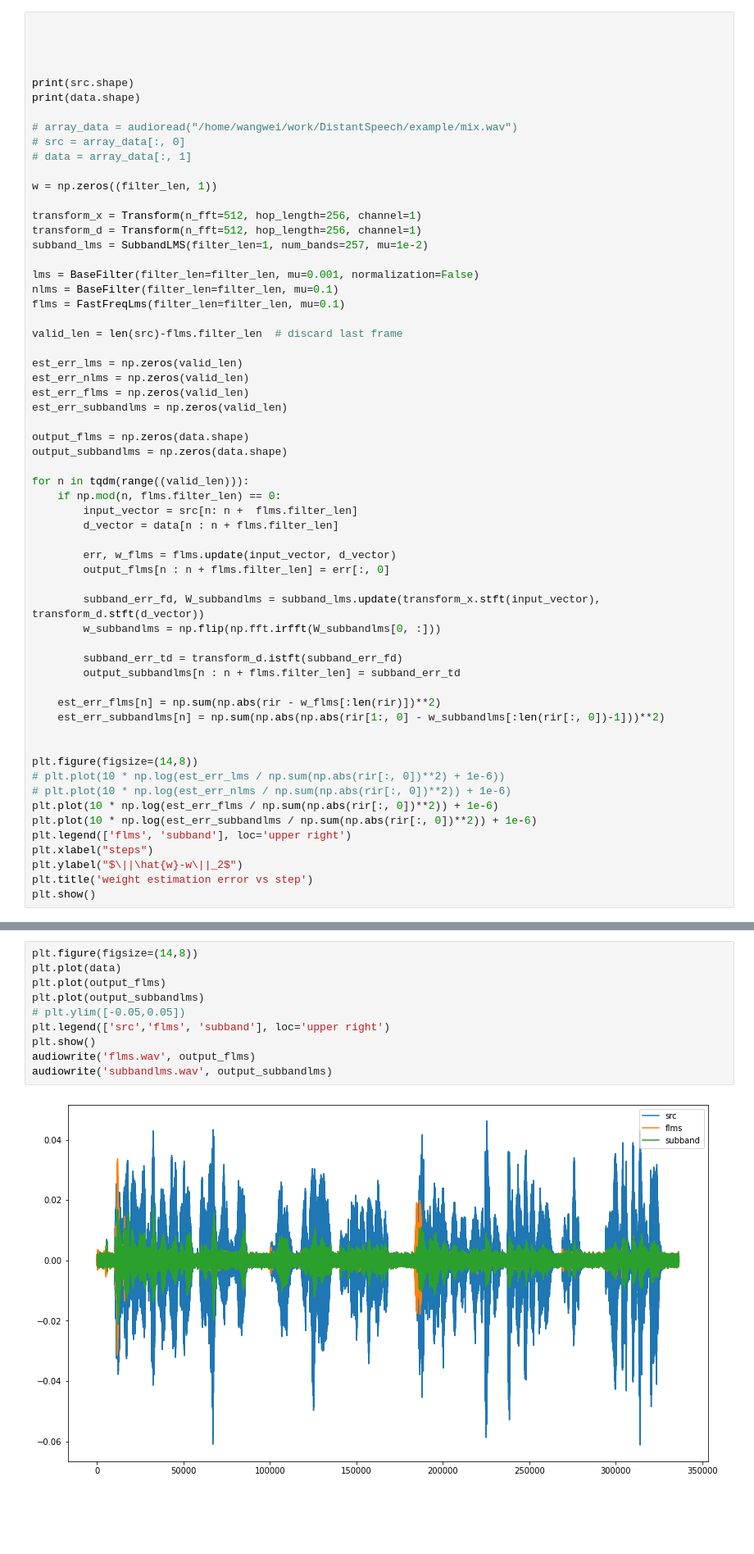
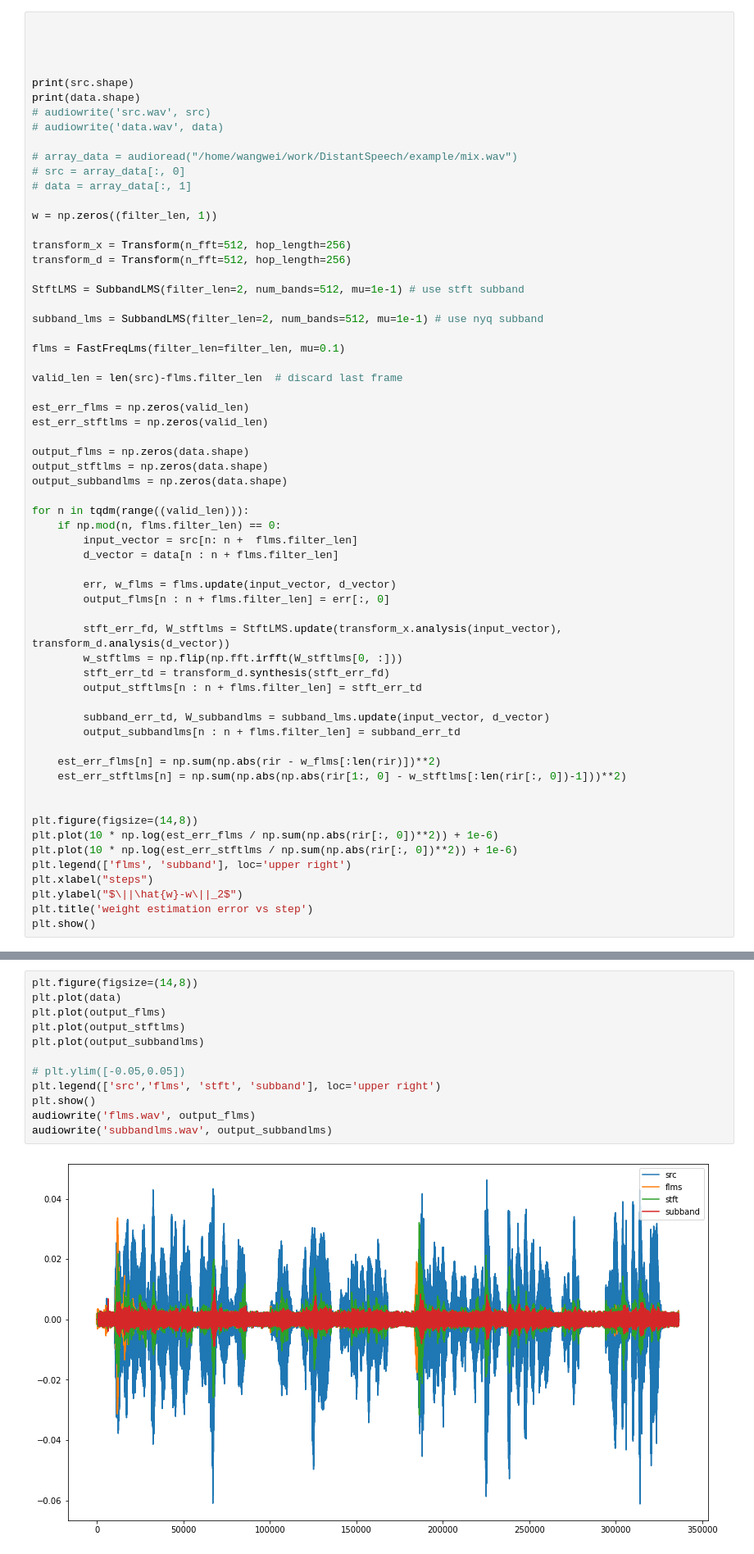
Before and after one commit to wangwei2009/DistantSpeech, a Jupyter notebook: example/SubbandLMS.ipynb, the cells around one changed output, grey strips where cells are left out. Shown at 82% size. Saved outputs shown, nothing was run; the diff lists cells and outputs as text; blank space fills up the shorter version.

Commit message:
update subbandlms demo

```diff
--- a/example/SubbandLMS.ipynb
+++ b/example/SubbandLMS.ipynb
@@ -44,6 +45,8 @@ pt(data)
 
 print(src.shape)
 print(data.shape)
+# audiowrite('src.wav', src)
+# audiowrite('data.wav', data)
 
 # array_data = audioread("/home/wangwei/work/DistantSpeech/example/mix.wav")
 # src = array_data[:, 0]
@@ -51,22 +54,22 @@ print(data.shape)
 
 w = np.zeros((filter_len, 1))
 
-transform_x = Transform(n_fft=512, hop_length=256, channel=1)
-transform_d = Transform(n_fft=512, hop_length=256, channel=1)
-subband_lms = SubbandLMS(filter_len=1, num_bands=257, mu=1e-2)
+transform_x = Transform(n_fft=512, hop_length=256)
+transform_d = Transform(n_fft=512, hop_length=256)
 
-lms = BaseFilter(filter_len=filter_len, mu=0.001, normalization=False)
-nlms = BaseFilter(filter_len=filter_len, mu=0.1)
+StftLMS = SubbandLMS(filter_len=2, num_bands=512, mu=1e-1) # use stft subband
+
+subband_lms = SubbandLMS(filter_len=2, num_bands=512, mu=1e-1) # use nyq subband
+
 flms = FastFreqLms(filter_len=filter_len, mu=0.1)
 
 valid_len = len(src)-flms.filter_len  # discard last frame
 
-est_err_lms = np.zeros(valid_len)
-est_err_nlms = np.zeros(valid_len)
 est_err_flms = np.zeros(valid_len)
-est_err_subbandlms = np.zeros(valid_len)
+est_err_stftlms = np.zeros(valid_len)
 
 output_flms = np.zeros(data.shape)
+output_stftlms = np.zeros(data.shape)
 output_subbandlms = np.zeros(data.shape)
 
 for n in tqdm(range((valid_len))):
@@ -77,21 +80,21 @@ for n in tqdm(range((valid_len))):
         err, w_flms = flms.update(input_vector, d_vector)
         output_flms[n : n + flms.filter_len] = err[:, 0]
 
-        subband_err_fd, W_subbandlms = subband_lms.update(transform_x.stft(input_vector), transform_d.stft(d_vector))
-        w_subbandlms = np.flip(np.fft.irfft(W_subbandlms[0, :]))
+        stft_err_fd, W_stftlms = StftLMS.update(transform_x.analysis(input_vector), transform_d.analysis(d_vector))
+        w_stftlms = np.flip(np.fft.irfft(W_stftlms[0, :]))
+        stft_err_td = transform_d.synthesis(stft_err_fd)
+        output_stftlms[n : n + flms.filter_len] = stft_err_td
 
-        subband_err_td = transform_d.istft(subband_err_fd)
+        subband_err_td, W_subbandlms = subband_lms.update(input_vector, d_vector)
         output_subbandlms[n : n + flms.filter_len] = subband_err_td
 
     est_err_flms[n] = np.sum(np.abs(rir - w_flms[:len(rir)])**2)
-    est_err_subbandlms[n] = np.sum(np.abs(np.abs(rir[1:, 0] - w_subbandlms[:len(rir[:, 0])-1]))**2)
+    est_err_stftlms[n] = np.sum(np.abs(np.abs(rir[1:, 0] - w_stftlms[:len(rir[:, 0])-1]))**2)
 
 
 plt.figure(figsize=(14,8))
-# plt.plot(10 * np.log(est_err_lms / np.sum(np.abs(rir[:, 0])**2) + 1e-6))
-# plt.plot(10 * np.log(est_err_nlms / np.sum(np.abs(rir[:, 0])**2)) + 1e-6)
 plt.plot(10 * np.log(est_err_flms / np.sum(np.abs(rir[:, 0])**2)) + 1e-6)
-plt.plot(10 * np.log(est_err_subbandlms / np.sum(np.abs(rir[:, 0])**2)) + 1e-6)
+plt.plot(10 * np.log(est_err_stftlms / np.sum(np.abs(rir[:, 0])**2)) + 1e-6)
 plt.legend(['flms', 'subband'], loc='upper right')
 plt.xlabel("steps")
 plt.ylabel("$\||\hat{w}-w\||_2$")
@@ -104,12 +123,14 @@ plt.show()
 # %%
 plt.figure(figsize=(14,8))
 plt.plot(data)
 plt.plot(output_flms)
+plt.plot(output_stftlms)
 plt.plot(output_subbandlms)
+
 # plt.ylim([-0.05,0.05])
-plt.legend(['src','flms', 'subband'], loc='upper right')
+plt.legend(['src','flms', 'stft', 'subband'], loc='upper right')
 plt.show()
 audiowrite('flms.wav', output_flms)
 audiowrite('subbandlms.wav', output_subbandlms)
 # %% [output]
-[figure, old version]
+[figure, new version]
```
Also changed, not shown: parts of 4 cells of this notebook.
